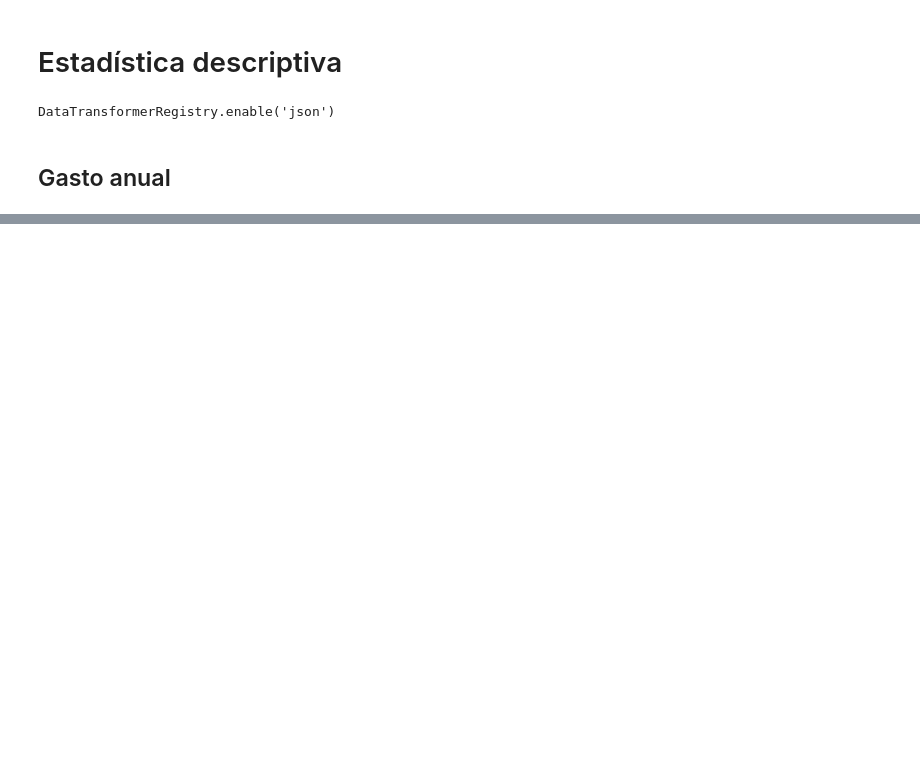
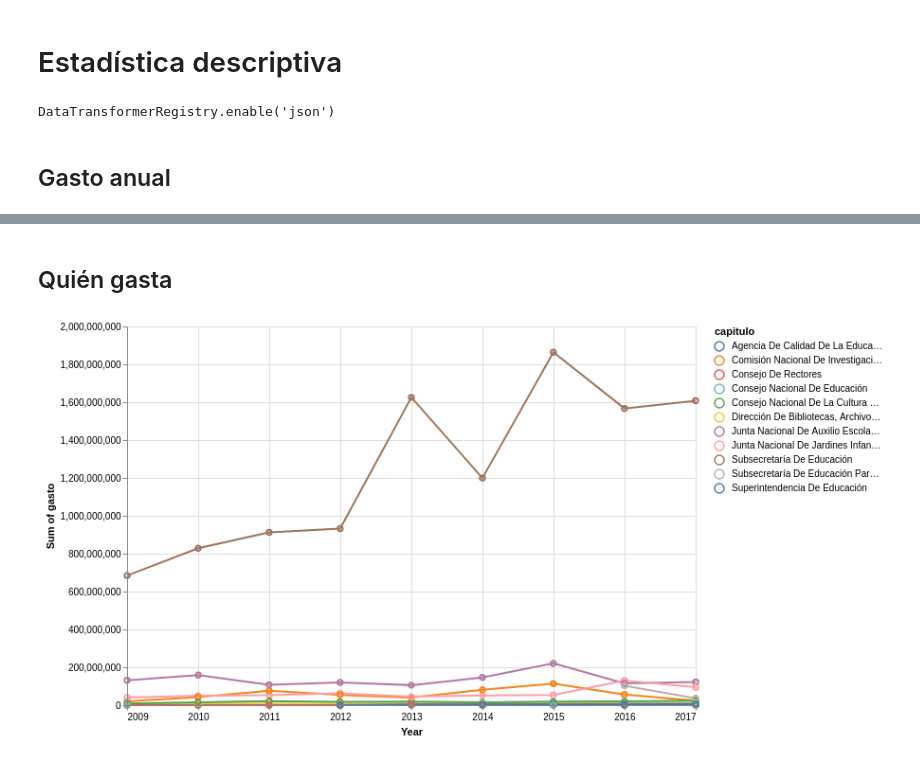
Before and after one commit to aoguedao/Dathaton-Gasto-Fiscal-Viz, a Jupyter notebook: GastoNetoMensualizado.ipynb, the cells around one changed output, grey strips where cells are left out. Cells and saved outputs as stored; diff of their text form; code cells hidden in the pictures; blank space fills up the shorter version.

```diff
--- a/GastoNetoMensualizado.ipynb
+++ b/GastoNetoMensualizado.ipynb
@@ -228,0 +230,6 @@ alt.Chart(pub_spend_annual).mark_bar().encode(
+# %% [markdown]
+## Quién gasta
+# %%
+partida_chart.encode(color='capitulo:N') + partida_chart.mark_point().encode(color='capitulo:N')
+# %% [output]
+[figure, added]
```
Also changed, not shown: parts of 46 cells of this notebook, 1 other file.
